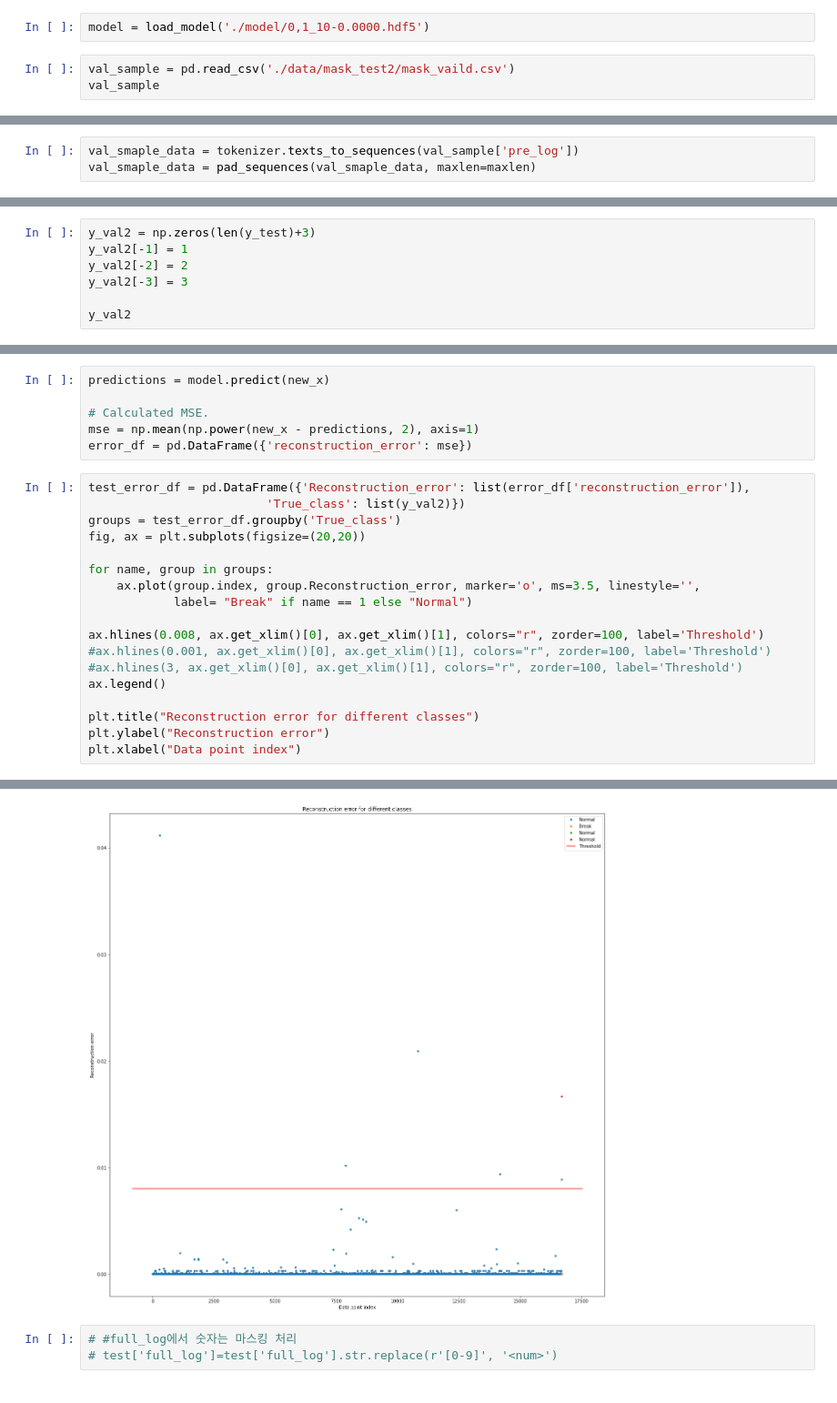
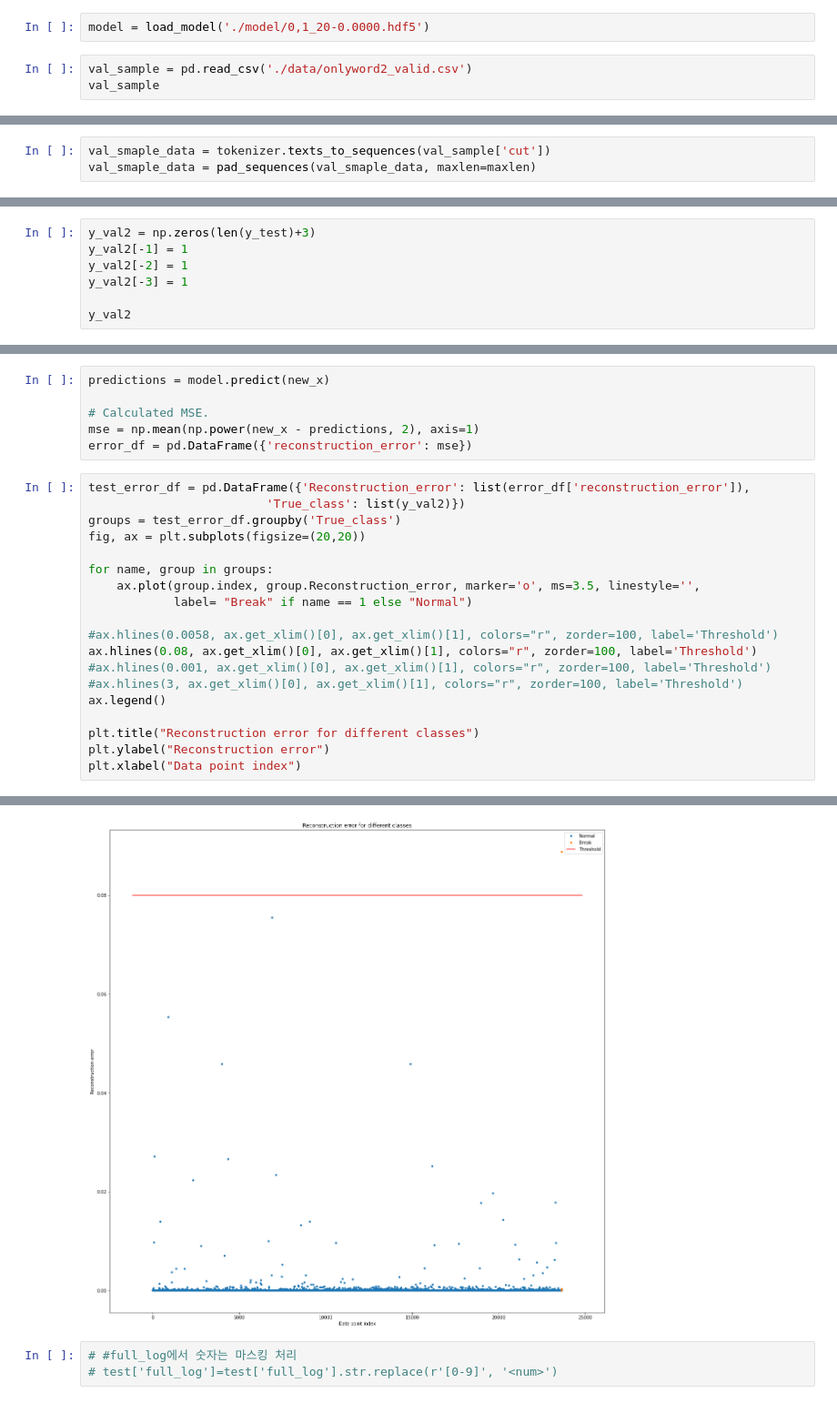
Before and after one commit to gusals6804/Dacon_log, a Jupyter notebook: autoencoder.ipynb, the cells around one changed output, grey strips where cells are left out. Shown: that part at 91% size. Drawn from its saved outputs; the diff is of its cells as text.

```diff
--- a/autoencoder.ipynb
+++ b/autoencoder.ipynb
@@ -339,6 +345,6 @@ Epoch 00010: val_loss improved from 0.00002 to 0.00002, saving model to ./model\
 # %%
-model = load_model('./model/0,1_10-0.0000.hdf5')
+model = load_model('./model/0,1_20-0.0000.hdf5')
 # %%
-val_sample = pd.read_csv('./data/mask_test2/mask_vaild.csv')
+val_sample = pd.read_csv('./data/onlyword2_valid.csv')
 val_sample
 # %% [output]
@@ -366,7 +372,7 @@ Name: pre_log, dtype: object
 # #     i = i.replace('Nov', '')
 # #     i = i.replace('Mar', '')
 # %%
-val_smaple_data = tokenizer.texts_to_sequences(val_sample['pre_log'])
+val_smaple_data = tokenizer.texts_to_sequences(val_sample['cut'])
 val_smaple_data = pad_sequences(val_smaple_data, maxlen=maxlen)
 # %%
 val_smaple_data.shape
@@ -428,8 +434,8 @@ new_x
 # %%
 y_val2 = np.zeros(len(y_test)+3)
 y_val2[-1] = 1
-y_val2[-2] = 2
-y_val2[-3] = 3
+y_val2[-2] = 1
+y_val2[-3] = 1
 
 y_val2
 # %% [output]
@@ -447,24 +453,25 @@ error_df = pd.DataFrame({'reconstruction_error': mse})
 # %%
 test_error_df = pd.DataFrame({'Reconstruction_error': list(error_df['reconstruction_error']),
                          'True_class': list(y_val2)})
 groups = test_error_df.groupby('True_class')
 fig, ax = plt.subplots(figsize=(20,20))
 
 for name, group in groups:
     ax.plot(group.index, group.Reconstruction_error, marker='o', ms=3.5, linestyle='',
             label= "Break" if name == 1 else "Normal")
 
-ax.hlines(0.008, ax.get_xlim()[0], ax.get_xlim()[1], colors="r", zorder=100, label='Threshold')
+#ax.hlines(0.0058, ax.get_xlim()[0], ax.get_xlim()[1], colors="r", zorder=100, label='Threshold')
+ax.hlines(0.08, ax.get_xlim()[0], ax.get_xlim()[1], colors="r", zorder=100, label='Threshold')
 #ax.hlines(0.001, ax.get_xlim()[0], ax.get_xlim()[1], colors="r", zorder=100, label='Threshold')
 #ax.hlines(3, ax.get_xlim()[0], ax.get_xlim()[1], colors="r", zorder=100, label='Threshold')
 ax.legend()
 
 plt.title("Reconstruction error for different classes")
 plt.ylabel("Reconstruction error")
 plt.xlabel("Data point index")
 # %% [output]
 Text(0.5, 0, 'Data point index')
-[figure, old version]
+[figure, new version]
 # %%
 # #full_log에서 숫자는 마스킹 처리
 # test['full_log']=test['full_log'].str.replace(r'[0-9]', '<num>')
```
Also changed, not shown: parts of 47 cells of this notebook.
